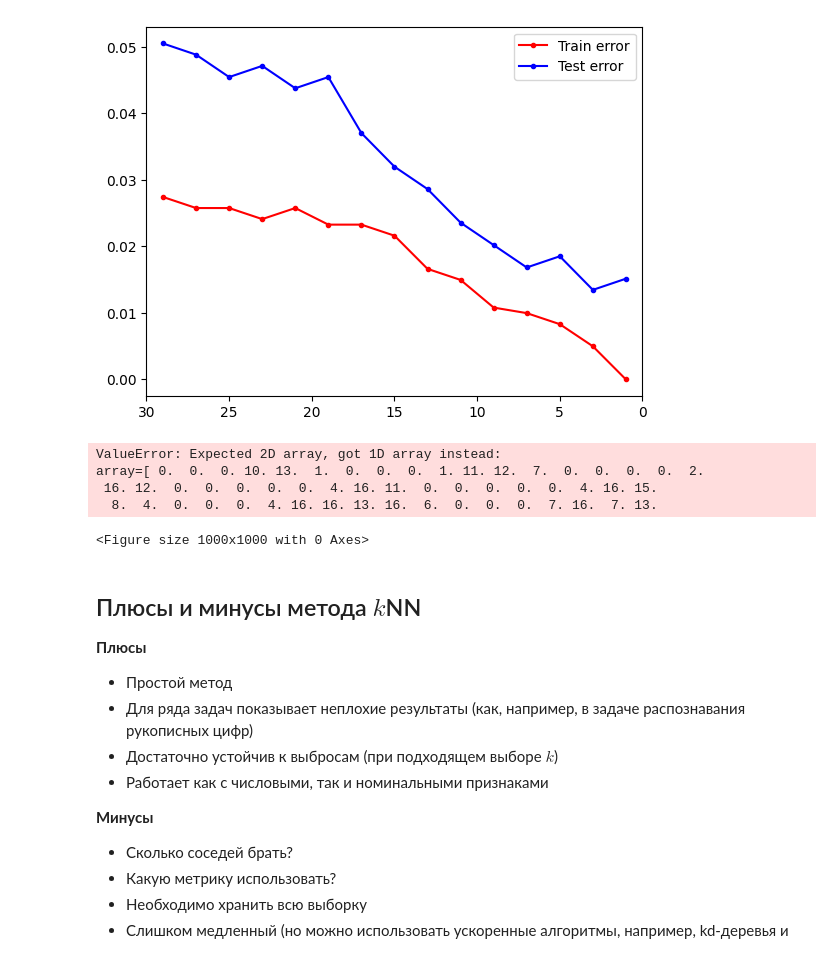
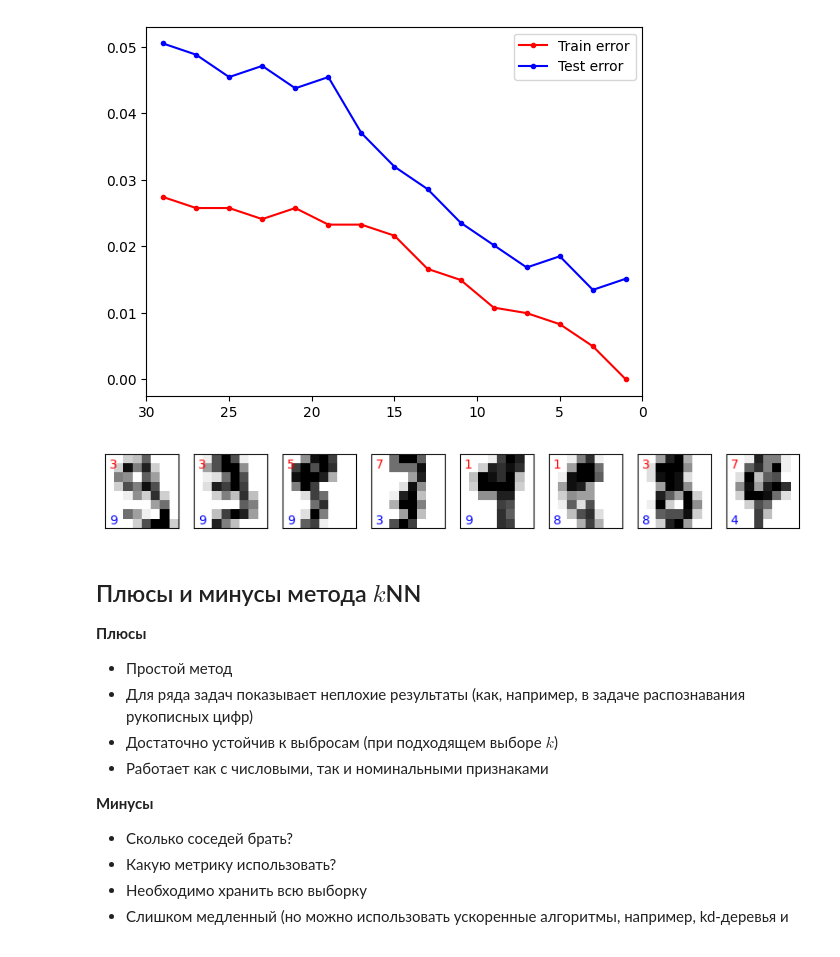
Before and after one commit to kimve1969/mgu_ds_cours, a Jupyter notebook: semestr 2.2/classification/02_KNN - Распознавание рукописных цифр.ipynb, the cells around one changed output. Drawn from its saved outputs; the diff is of its cells as text; code cells hidden in the pictures.

```diff
--- a/semestr 2.2/classification/02_KNN - Распознавание рукописных цифр.ipynb
+++ b/semestr 2.2/classification/02_KNN - Распознавание рукописных цифр.ipynb
@@ -147,23 +178,22 @@ plt.xlim([30, 0])
 # %%
 model = neighbors.KNeighborsClassifier(n_neighbors = 3)
 model.fit(X_train, y_train)
 
 plt.figure(figsize = (10, 10)) # Размер окна в дюймах
 i_subplot = 1
 for i in range(N_test):
-    yi_test_pred = model.predict(X_test[i, :])[0]
+    #yi_test_pred = model.predict(X_test[i, :])[0]
+    yi_test_pred = model.predict(X_test[i:i+1, :])[0]
     if yi_test_pred != y_test[i]:
+        # для визуализации неправильных картинок зарезервировано 8х8=64 позиции
+        # если ошибок будет более 64, будет ошибка...
         plt.subplot(8, 8, i_subplot)
         i_subplot += 1
         plt.xticks([])
         plt.yticks([])
         plt.imshow(np.reshape(X_test[i, :], (8, 8)), cmap = plt.cm.binary,
                    interpolation = 'nearest')
         plt.text(0, 7, str(y_test[i]),    color = 'b')
         plt.text(0, 1, str(yi_test_pred), color = 'r')
 # %% [output]
-ValueError: Expected 2D array, got 1D array instead:
-array=[ 0.  0.  0. 10. 13.  1.  0.  0.  0.  1. 11. 12.  7.  0.  0.  0.  0.  2.
- 16. 12.  0.  0.  0.  0.  0.  4. 16. 11.  0.  0.  0.  0.  0.  4. 16. 15.
-  8.  4.  0.  0.  0.  4. 16. 16. 13. 16.  6.  0.  0.  0.  7. 16.  7. 13.
-<Figure size 1000x1000 with 0 Axes>
+[figure, added]
```
Also changed, not shown: parts of 10 cells of this notebook.
